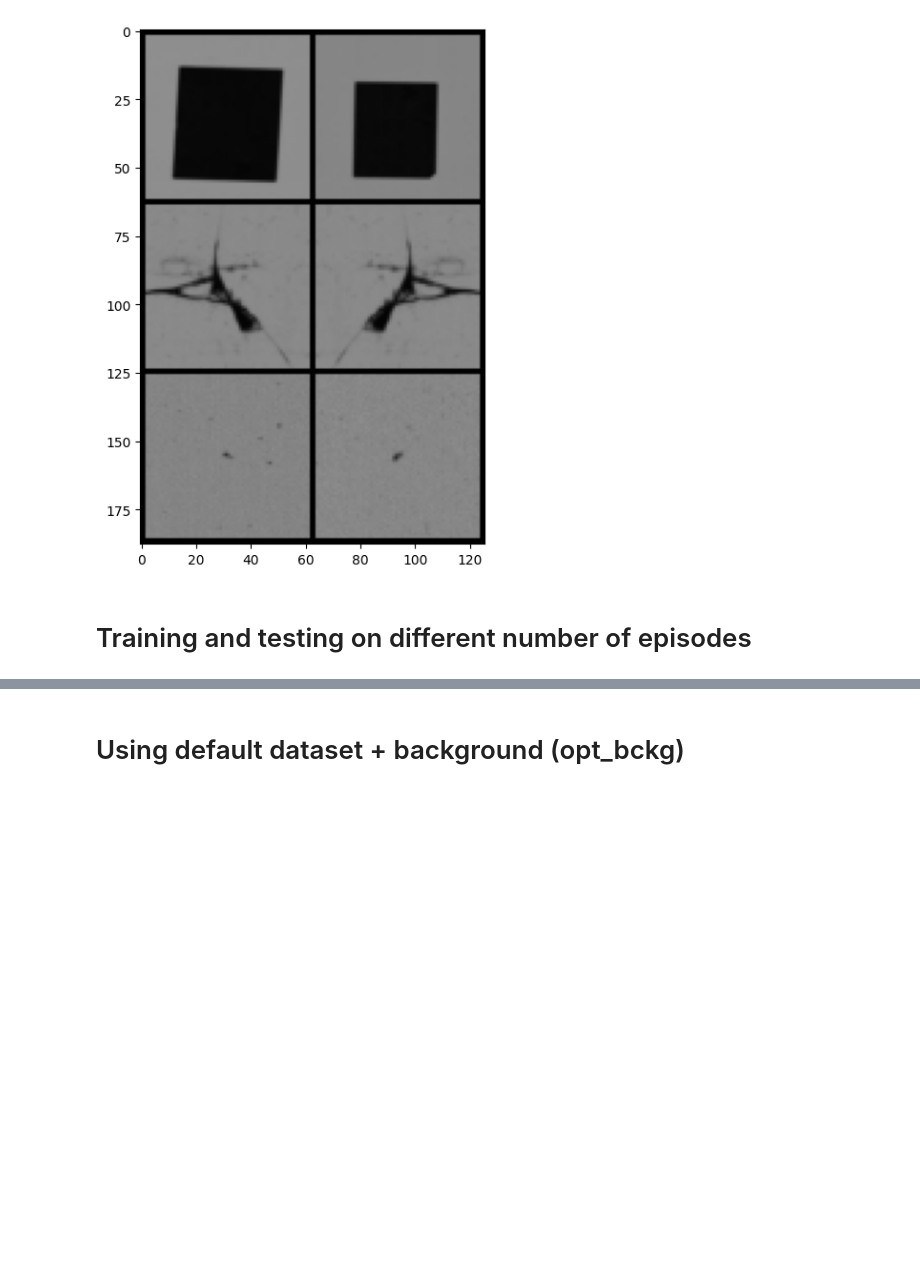
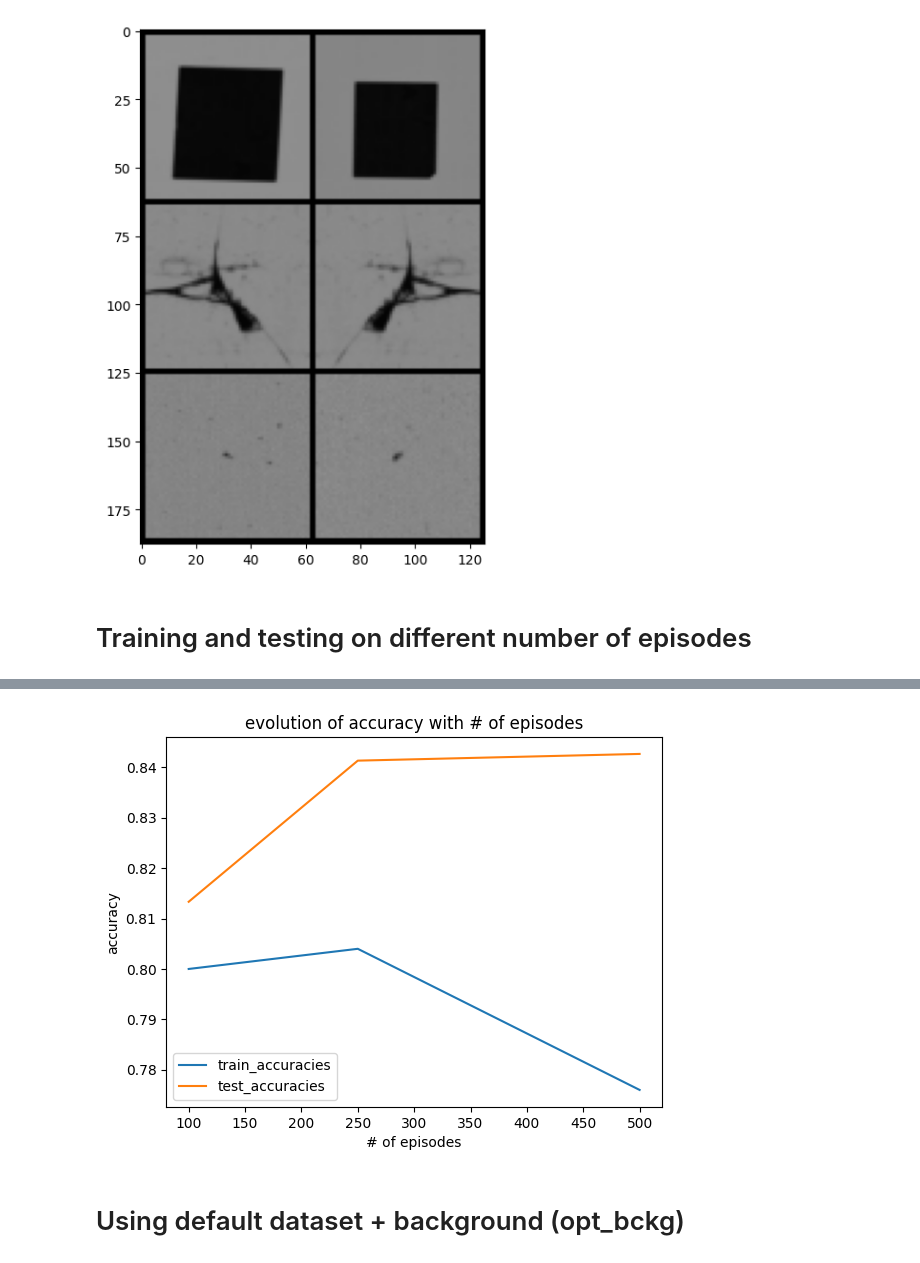
Before and after one commit to matteominardi/Few-Shot-Learning-for-Defect-Classification, a Jupyter notebook: project_folder/code/project.ipynb, the cells around one changed output, grey strips where cells are left out. Saved outputs shown, nothing was run; the diff lists cells and outputs as text; code cells hidden in the pictures; blank space fills up the shorter version.

```diff
--- a/project_folder/code/project.ipynb
+++ b/project_folder/code/project.ipynb
@@ -723,5 +765,7 @@ plot_accuracies_dict(test_accuracies_dict, 'Test accuracies')
 # %%
-plot_accuracies(increased_episodes, train_accuracies, test_accuracies)
+plot_accuracies(episodes_list, train_accuracies, test_accuracies)
+# %% [output]
+[figure, added]
 # %% [markdown]
 # Using default dataset + background (opt_bckg)
 # %%
```
Also changed, not shown: parts of 28 cells of this notebook.
